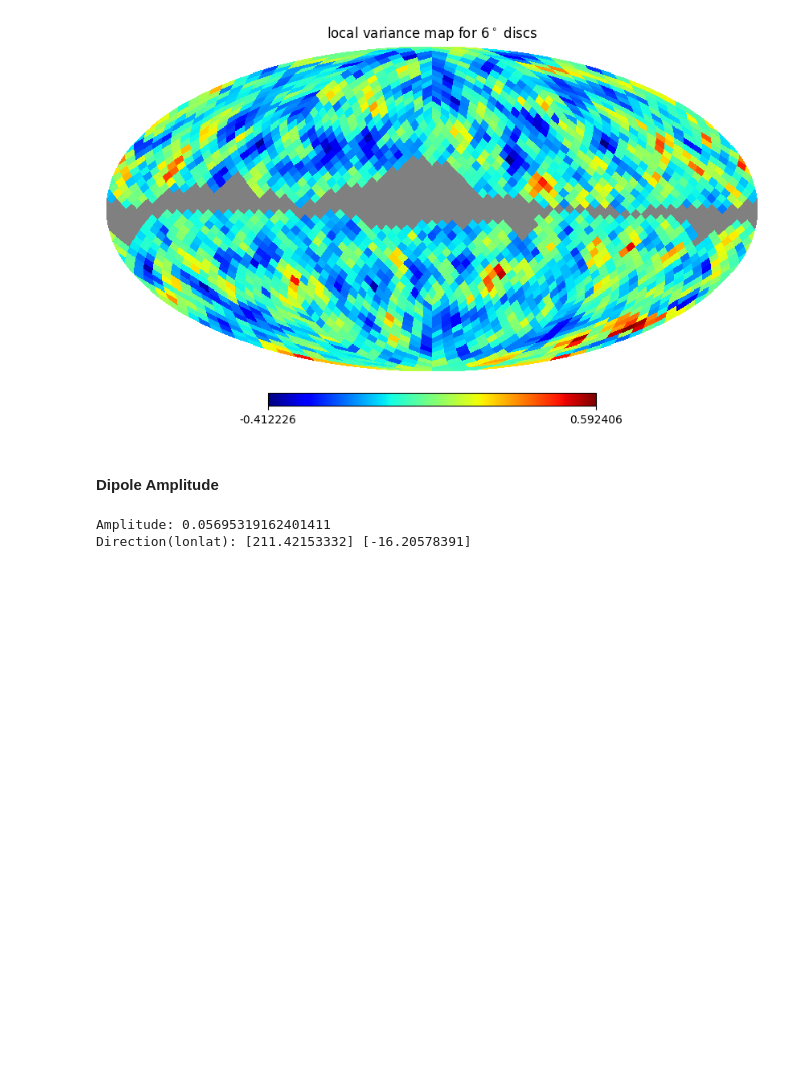
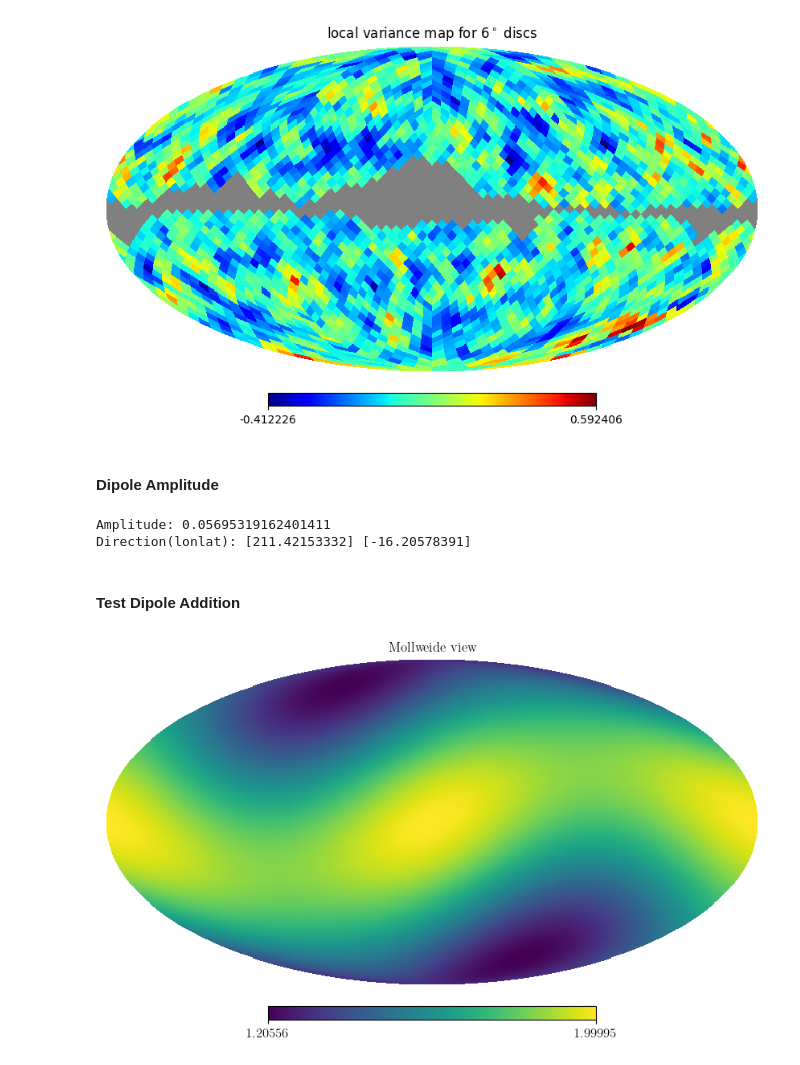
Before and after one commit to jamshidi3d/cmb_anomaly_detection, a Jupyter notebook: akrami_2014.ipynb, the cells around one changed output. Cells and saved outputs as stored; diff of their text form; code cells hidden in the pictures; blank space fills up the shorter version.

```diff
--- a/akrami_2014.ipynb
+++ b/akrami_2014.ipynb
@@ -230,3 +230,17 @@ print("Direction(lonlat):", direction[0], direction[1])
 # %% [output]
 Amplitude: 0.05695319162401411
 Direction(lonlat): [211.42153332] [-16.20578391]
+# %% [markdown]
+#### Test Dipole Addition
+# %%
+nside = 64
+_map = np.zeros(12 * nside * nside)
+_pos = cau.coords.get_healpix_xyz(nside)
+
+_map = np.cos(_pos[:, 2])
+
+_map = cau.coords.rotate_pixels_north_to_pole(_map, 45, 90)
+
+hp.mollview(_map + np.cos(_pos[:, 2]))
+# %% [output]
+[figure, added]
```
Also changed, not shown: parts of 4 cells of this notebook.
